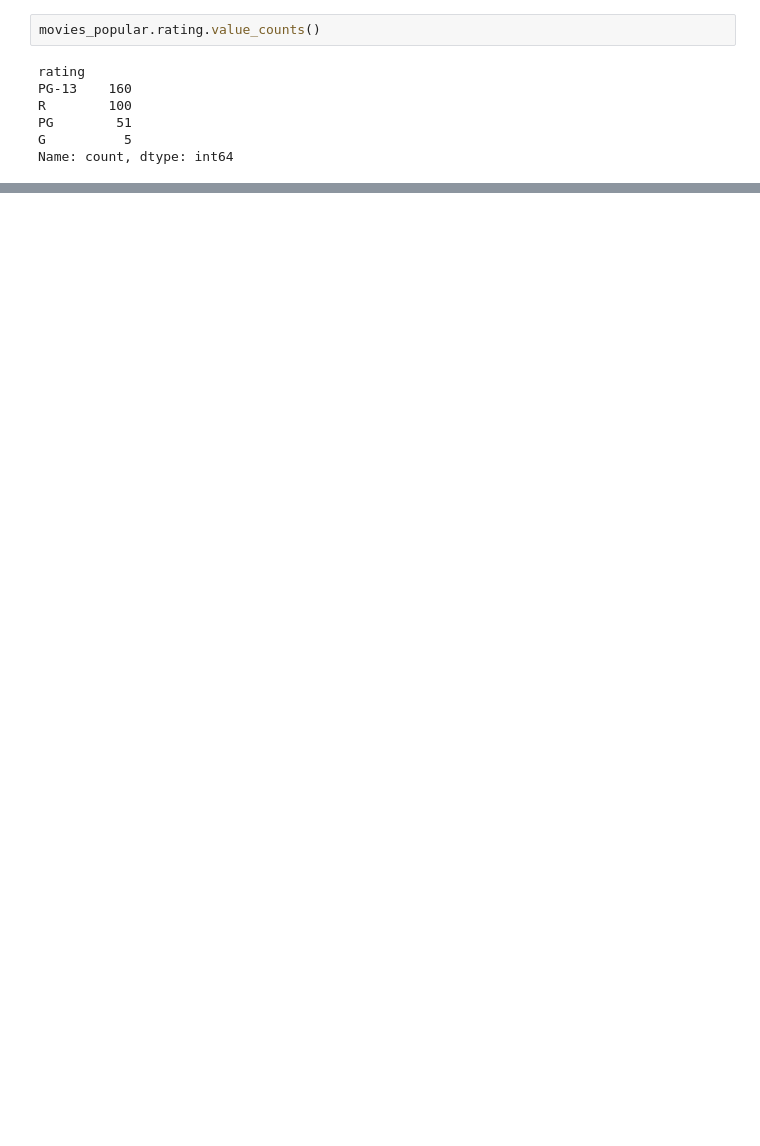
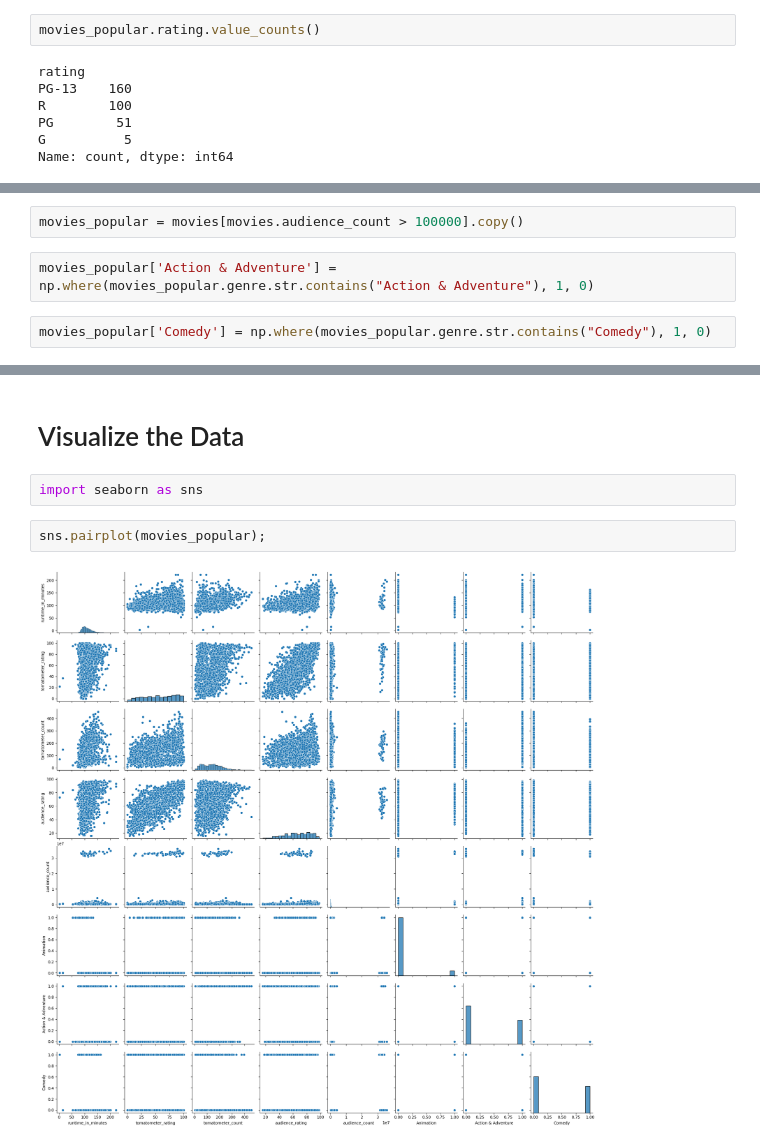
Before and after one commit to Jdalarmi/DataScience, a Jupyter notebook: app/Movie_Ratings/Assigment_solution.ipynb, the cells around one changed output, grey strips where cells are left out. Cells and saved outputs as stored; diff of their text form; blank space fills up the shorter version.

Commit message:
:sparkles: FInish solve problems in movies Data

```diff
--- a/app/Movie_Ratings/Assigment_solution.ipynb
+++ b/app/Movie_Ratings/Assigment_solution.ipynb
@@ -138,0 +148,6 @@ Name: audience_rating, dtype: float64
+# %%
+movies_popular = movies[movies.audience_count > 100000].copy()
+# %%
+movies_popular['Action & Adventure'] = np.where(movies_popular.genre.str.contains("Action & Adventure"), 1, 0)
+# %%
+movies_popular['Comedy'] = np.where(movies_popular.genre.str.contains("Comedy"), 1, 0)
@@ -138,0 +185,8 @@ Name: audience_rating, dtype: float64
+# %% [markdown]
+# Visualize the Data
+# %%
+import seaborn as sns
+# %%
+sns.pairplot(movies_popular);
+# %% [output]
+[figure, added]
```
Also changed, not shown: parts of 12 cells of this notebook.
